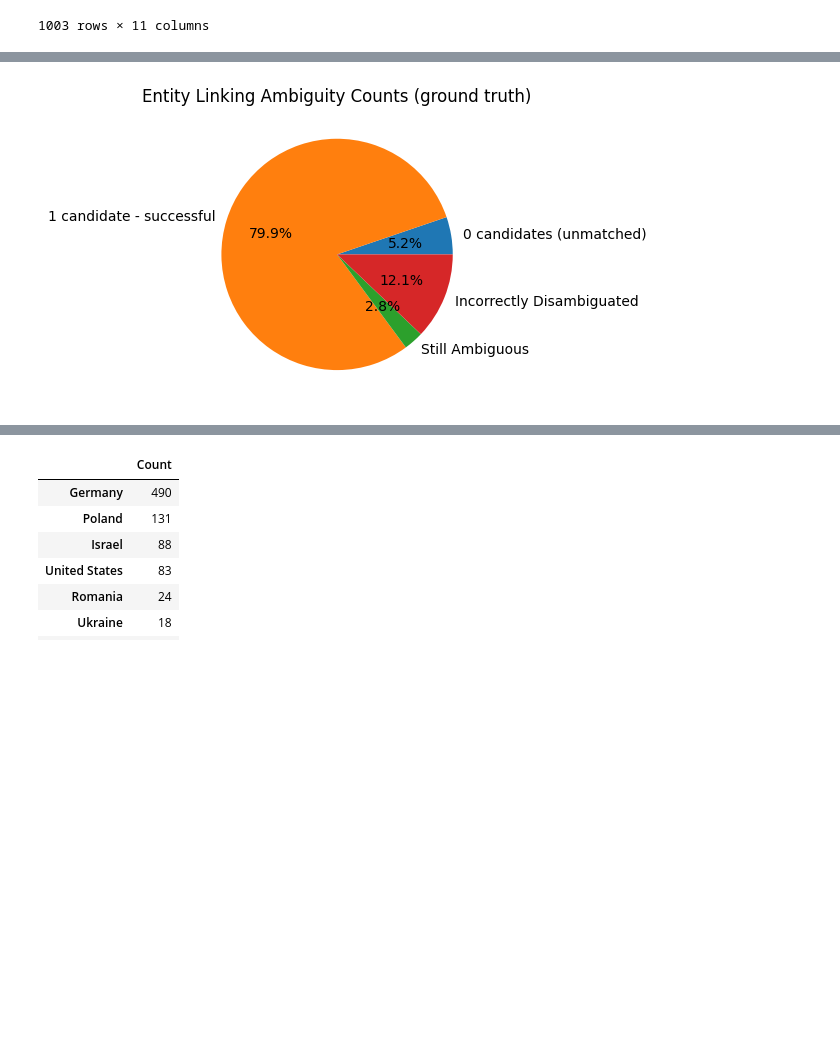
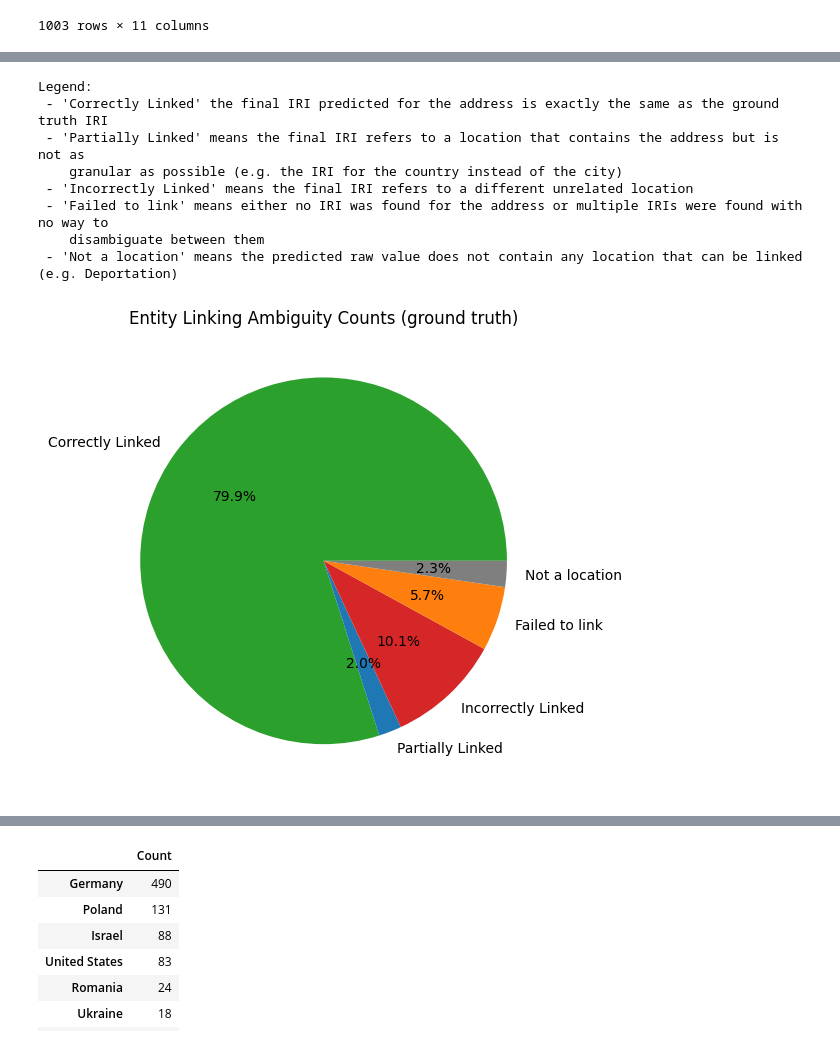
Before and after one commit to ISE-FIZKarlsruhe/bzk-address-parsing, a Jupyter notebook: entity_linking.ipynb, the cells around one changed output, grey strips where cells are left out. Drawn from its saved outputs; the diff is of its cells as text; code cells hidden in the pictures; blank space fills up the shorter version.

Commit message:
apply changes to ground truth result analysis

```diff
--- a/entity_linking.ipynb
+++ b/entity_linking.ipynb
@@ -187,16 +187,20 @@ gt_disambiguated_addresses
 | 1002 | test_77 | 1090 | VictimBirthPlace | Berne | Berne | Berne | Berne | Germany | ... |
 1003 rows × 11 columns
 # %%
-from modules.entity_linking_eval_metrics import eval_entity_linking
+from modules.entity_linking_eval_metrics import eval_entity_linking, normalize_iri
 
 gt_predicted_iris = []
+gt_iri_entity_types = []
 for address in gt_disambiguated:
     predicted_iri = None
+    predicted_entity_type = None
     if address.linked_to is not None:
         predicted_iri = address.linked_to.finest_grain_entity.linked_to.geographical_name.entity.iri
+        predicted_entity_type = address.linked_to.finest_grain_entity.entity_type.name
     gt_predicted_iris.append(predicted_iri)
+    gt_iri_entity_types.append(predicted_entity_type)
 
-gt_metrics = eval_entity_linking(gt_predicted_iris, bzkopen_gt)
+gt_metrics = eval_entity_linking(gt_predicted_iris, gt_iri_entity_types, bzkopen_gt)
 gt_metrics
 # %% [output]
 {'tp': 871,
@@ -220,24 +223,70 @@ gt_metrics
 # %%
 gt_ambiguity_levels = pd.Series(
     [len(address.likely_links) for address in gt_disambiguated]
 ).value_counts()
 gt_ambiguity_levels.sort_index(inplace=True)
-gt_summarized_ambiguity_levels = gt_ambiguity_levels[gt_ambiguity_levels.index <= 1].copy()
+gt_pie_chart_coarse = gt_ambiguity_levels[gt_ambiguity_levels.index <= 1].copy()
 
-gt_summarized_ambiguity_levels.rename(lambda x: "1 candidate - successful" if x == 1 else "0 candidates (unmatched)" if x == 0 else f"{x} candidates", inplace=True)
-gt_summarized_ambiguity_levels["Still Ambiguous"] = gt_ambiguity_levels[gt_ambiguity_levels.index > 1].sum()
-gt_summarized_ambiguity_levels["1 candidate - successful"] -= gt_metrics["fp"]
-gt_summarized_ambiguity_levels["Incorrectly Disambiguated"] = gt_metrics["fp"]
+gt_pie_chart_coarse.rename(lambda x: "Correctly Linked" if x == 1 else "Name not found" if x == 0 else f"{x} candidates", inplace=True)
+gt_pie_chart_coarse["Ambiguity Unresolved"] = gt_ambiguity_levels[gt_ambiguity_levels.index > 1].sum()
+gt_pie_chart_coarse["Name not found"] -= gt_metrics["tn"]
+gt_pie_chart_coarse["Failed to link"] = gt_pie_chart_coarse["Ambiguity Unresolved"] + gt_pie_chart_coarse["Name not found"]
+gt_pie_chart_coarse.drop(["Ambiguity Unresolved", "Name not found"], inplace=True)
+gt_pie_chart_coarse["Not a location"] = gt_metrics["tn"]
+gt_pie_chart_coarse["Correctly Linked"] -= gt_metrics["fp"]
+gt_pie_chart_coarse["Incorrectly Linked"] = gt_metrics["fp"] - gt_metrics["some_granularity_loss"]
+gt_pie_chart_coarse["Partially Linked"] = gt_metrics["some_granularity_loss"]
+def _order(c):
+    if c == "Correctly Linked":
+        return 0
+    elif c.startswith("Partially Linked"):
+        return 1
+    elif c == "Incorrectly Linked":
+        return 2
+    elif c == "Name not found" or c == "Failed to link":
+        return 3
+    elif c == "Ambiguity Unresolved":
+        return 4
+    elif c == "Not a location":
+        return 5
+    else:
+        return 6
+gt_pie_chart_coarse.sort_index(key=lambda index: [_order(c) for c in index], inplace=True)
 
-# less_granular_disambiguations = pd.Series(0)
-# for address in gt_disambiguated:
-#     reference_
-#     if address.linked_to is not None and address.linked_to.reference_entity.entity_type < max(e.entity_type for e in address.entities) and address.linked_to.reference_entity.entity_type == entity_type:
-#         less_granular_disambiguations[entity_type.name] += 1
+CATEGORY_COLORS = {
+    "Correctly Linked": "tab:green",
+    "Partially Linked" : "tab:blue",
+    "Incorrectly Linked": "tab:red",
+    "Ambiguity Unresolved": "gold",
+    "Name not found": "tab:orange",
+    "Failed to link": "tab:orange",
+    "Not a location": "tab:gray"
+}
 
-# less_granular_disambiguations.rename(lambda x: f"Less granular ({x})", inplace=True)
+pastel_palette = plt.get_cmap("Pastel1").colors + plt.get_cmap("Pastel2").colors
+pastel_colors = iter(pastel_palette)
+for label in gt_pie_chart_coarse.index:
+    if label not in CATEGORY_COLORS:
+        CATEGORY_COLORS[label] = next(pastel_colors)
+
+print("Legend:")
+print(" - 'Correctly Linked' the final IRI predicted for the address is exactly the same as the ground truth IRI")
+print(" - 'Partially Linked' means the final IRI refers to a location that contains the address but is not as\n"
+      "    granular as possible (e.g. the IRI for the country instead of the city)")
+print(" - 'Incorrectly Linked' means the final IRI refers to a different unrelated location")
+print(" - 'Failed to link' means either no IRI was found for the address or multiple IRIs were found with no way to\n"
+      "    disambiguate between them")
+print(" - 'Not a location' means the predicted raw value does not contain any location that can be linked (e.g. Deportation)")
 
 
-gt_summarized_ambiguity_levels.plot(kind='pie', title="Entity Linking Ambiguity Counts (ground truth)", autopct='%1.1f%%', ylabel='', figsize=(6,6)).figure.tight_layout()
+gt_pie_chart_coarse.plot(kind='pie', title="Entity Linking Ambiguity Counts (ground truth)", autopct='%1.1f%%', ylabel='', figsize=(6,6), colors=[CATEGORY_COLORS[label] for label in gt_pie_chart_coarse.index]).figure.tight_layout()
 # %% [output]
+Legend:
+ - 'Correctly Linked' the final IRI predicted for the address is exactly the same as the ground truth IRI
+ - 'Partially Linked' means the final IRI refers to a location that contains the address but is not as
+    granular as possible (e.g. the IRI for the country instead of the city)
+ - 'Incorrectly Linked' means the final IRI refers to a different unrelated location
+ - 'Failed to link' means either no IRI was found for the address or multiple IRIs were found with no way to
+    disambiguate between them
+ - 'Not a location' means the predicted raw value does not contain any location that can be linked (e.g. Deportation)
-[figure, old version]
+[figure, new version]
```
Also changed, not shown: parts of 6 cells of this notebook, 1 other file.
